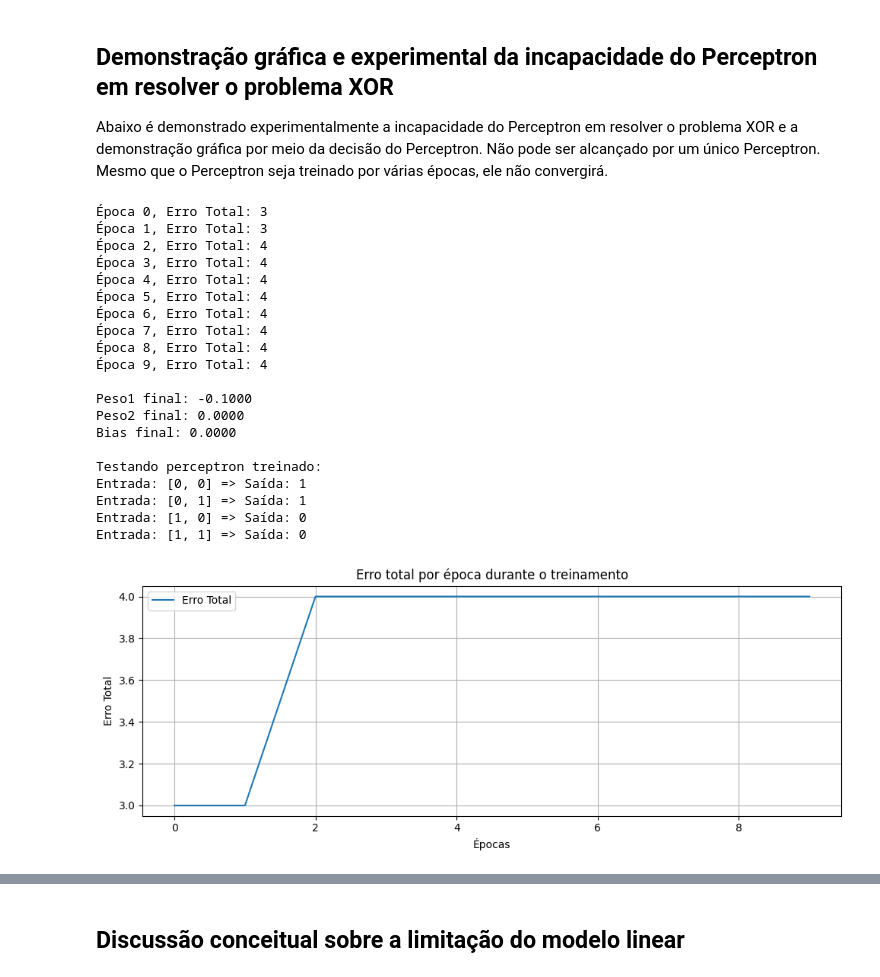
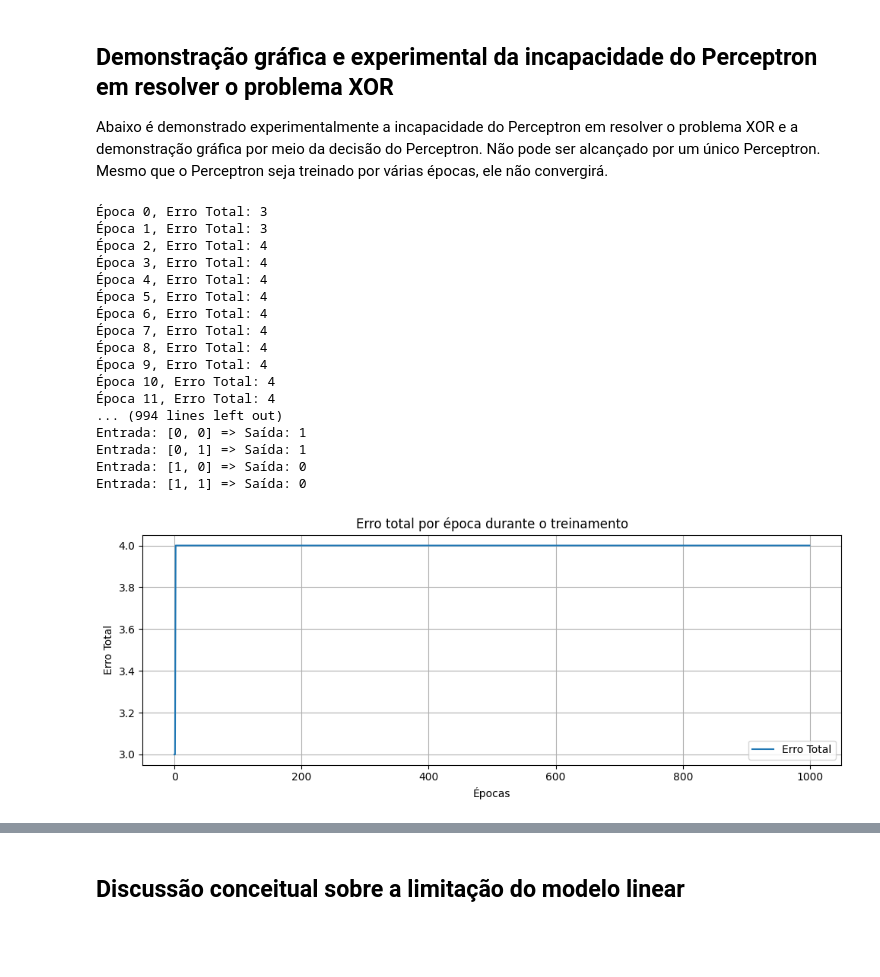
Before and after one commit to AntonioFialhoSN/G_ANTONIO_JUSTINO_Perceptron, a Jupyter notebook: Perceptron__FUNDAMENTOS_DE_REDES_NEURAIS.ipynb, the cells around one changed output, grey strips where cells are left out. Drawn from its saved outputs; the diff is of its cells as text; code cells hidden in the pictures; blank space fills up the shorter version.

```diff
--- a/Perceptron__FUNDAMENTOS_DE_REDES_NEURAIS.ipynb
+++ b/Perceptron__FUNDAMENTOS_DE_REDES_NEURAIS.ipynb
@@ -720,7 +720,7 @@ bias = 0.0
 alpha = 0.1
 
 # Número de épocas
-epocas = 10
+epocas = 1000
 erros_por_epoca = []
 
 # Função de ativação degrau
@@ -794,40 +794,37 @@ plt.figure(figsize=(6, 6))
 plt.contourf(x_vals, y_vals, grade, alpha=0.6, levels=[-1, 0, 1], colors=['#FFAAAA', '#AAFFAA'])
 plt.title("Fronteira de Decisão do Perceptron (XOR)")
 plt.xlabel("Entrada 1")
 plt.ylabel("Entrada 2")
 
 # Plotar os pontos do dataset
 for dado in dataset_xor:
     x, y = dado["input"]
     cor = 'green' if dado["output"] == 1 else 'red'
     plt.plot(x, y, 'o', color=cor, markersize=10)
 
 plt.grid(True)
 plt.xlim(-0.1, 1.1)
 plt.ylim(-0.1, 1.1)
 plt.show()
 # %% [output]
 Época 0, Erro Total: 3
 Época 1, Erro Total: 3
 Época 2, Erro Total: 4
 Época 3, Erro Total: 4
 Época 4, Erro Total: 4
 Época 5, Erro Total: 4
 Época 6, Erro Total: 4
 Época 7, Erro Total: 4
 Época 8, Erro Total: 4
 Época 9, Erro Total: 4
-
-Peso1 final: -0.1000
-Peso2 final: 0.0000
-Bias final: 0.0000
-
-Testando perceptron treinado:
+Época 10, Erro Total: 4
+Época 11, Erro Total: 4
+... (994 lines left out)
 Entrada: [0, 0] => Saída: 1
 Entrada: [0, 1] => Saída: 1
 Entrada: [1, 0] => Saída: 0
 Entrada: [1, 1] => Saída: 0
-[figure, old version]
+[figure, new version]
 [figure]
 # %% [markdown]
 ## Discussão conceitual sobre a limitação do modelo linear
```
Also changed, not shown: parts of 2 cells of this notebook.
